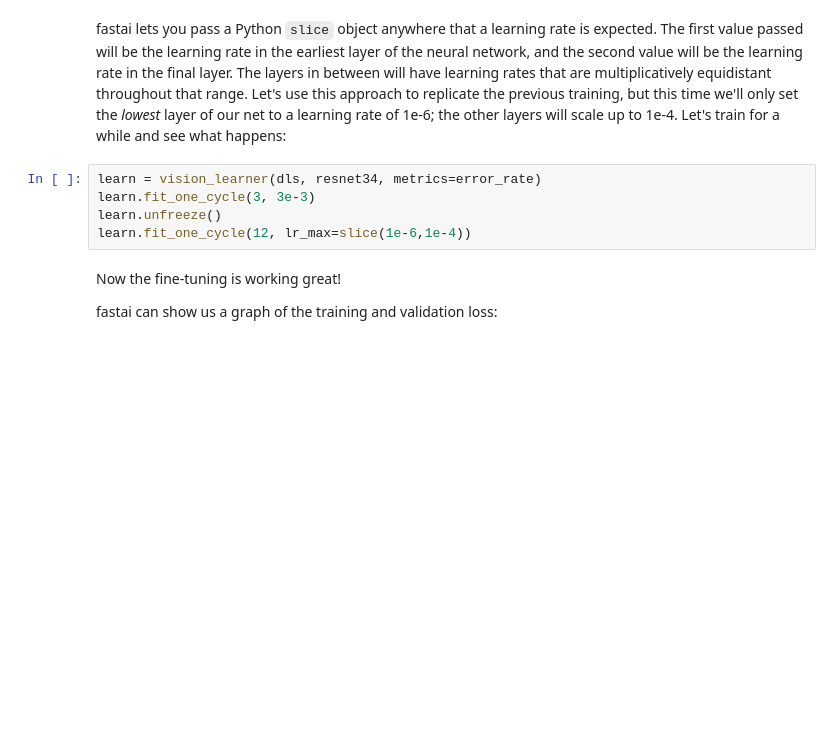
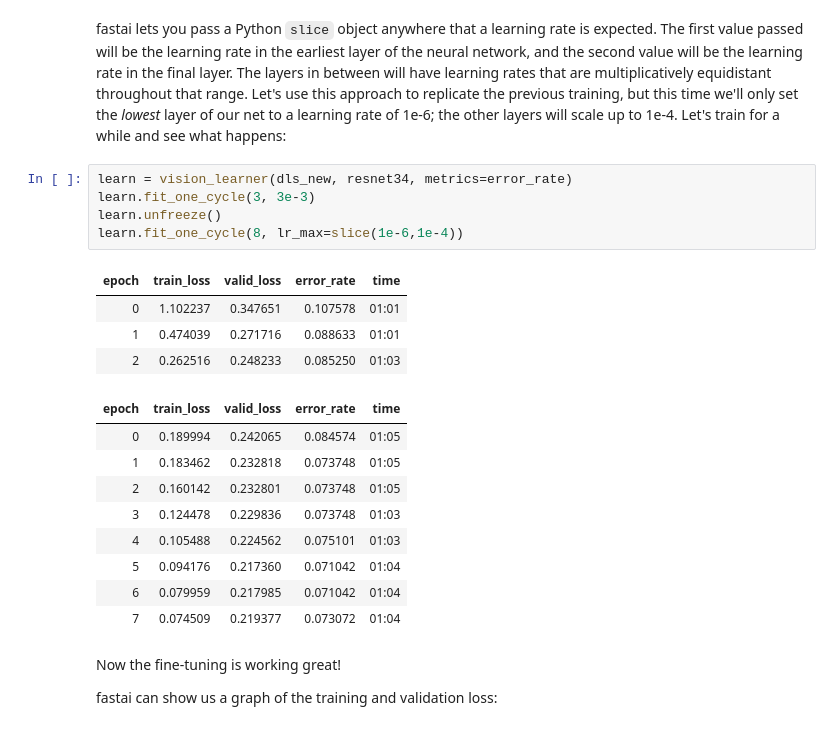
Before and after one commit to tdekelver-bd/Intro-to-DL-BD-2023, a Jupyter notebook: intro-dl-day1-3-going-deeper-pet-breeds.ipynb, the cells around one changed output. Saved outputs shown, nothing was run; the diff lists cells and outputs as text; blank space fills up the shorter version.

```diff
--- a/intro-dl-day1-3-going-deeper-pet-breeds.ipynb
+++ b/intro-dl-day1-3-going-deeper-pet-breeds.ipynb
@@ -737,10 +737,24 @@ Therefore, fastai's default approach is to use discriminative learning rates. Th
 # %% [markdown]
 fastai lets you pass a Python `slice` object anywhere that a learning rate is expected. The first value passed will be the learning rate in the earliest layer of the neural network, and the second value will be the learning rate in the final layer. The layers in between will have learning rates that are multiplicatively equidistant throughout that range. Let's use this approach to replicate the previous training, but this time we'll only set the *lowest* layer of our net to a learning rate of 1e-6; the other layers will scale up to 1e-4. Let's train for a while and see what happens:
 # %%
-learn = vision_learner(dls, resnet34, metrics=error_rate)
+learn = vision_learner(dls_new, resnet34, metrics=error_rate)
 learn.fit_one_cycle(3, 3e-3)
 learn.unfreeze()
-learn.fit_one_cycle(12, lr_max=slice(1e-6,1e-4))
+learn.fit_one_cycle(8, lr_max=slice(1e-6,1e-4))
+# %% [output]
+| epoch | train_loss | valid_loss | error_rate | time |
+| 0 | 1.102237 | 0.347651 | 0.107578 | 01:01 |
+| 1 | 0.474039 | 0.271716 | 0.088633 | 01:01 |
+| 2 | 0.262516 | 0.248233 | 0.085250 | 01:03 |
+| epoch | train_loss | valid_loss | error_rate | time |
+| 0 | 0.189994 | 0.242065 | 0.084574 | 01:05 |
+| 1 | 0.183462 | 0.232818 | 0.073748 | 01:05 |
+| 2 | 0.160142 | 0.232801 | 0.073748 | 01:05 |
+| 3 | 0.124478 | 0.229836 | 0.073748 | 01:03 |
+| 4 | 0.105488 | 0.224562 | 0.075101 | 01:03 |
+| 5 | 0.094176 | 0.217360 | 0.071042 | 01:04 |
+| 6 | 0.079959 | 0.217985 | 0.071042 | 01:04 |
+| 7 | 0.074509 | 0.219377 | 0.073072 | 01:04 |
 # %% [markdown]
 Now the fine-tuning is working great!
 
```
Also changed, not shown: parts of 2 cells of this notebook.
